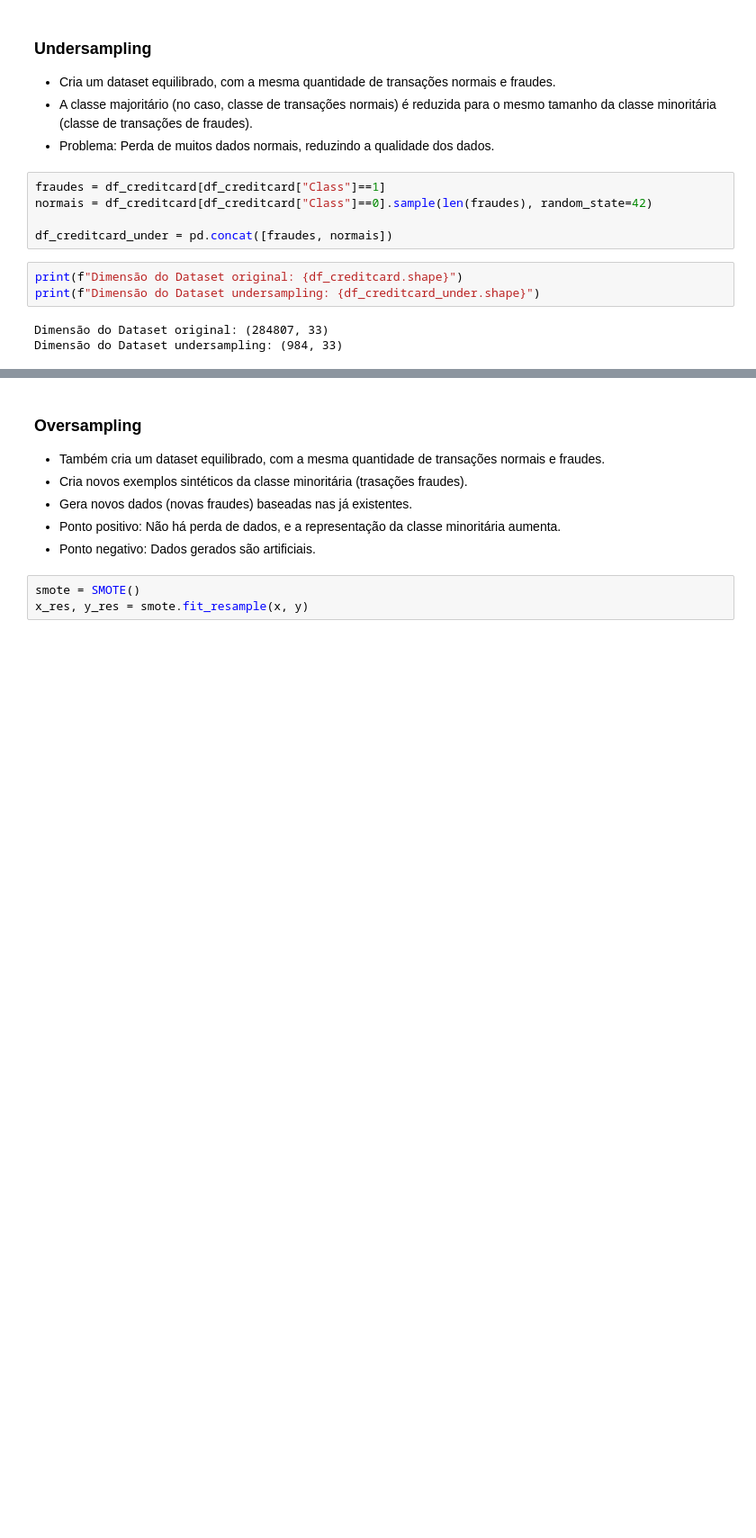
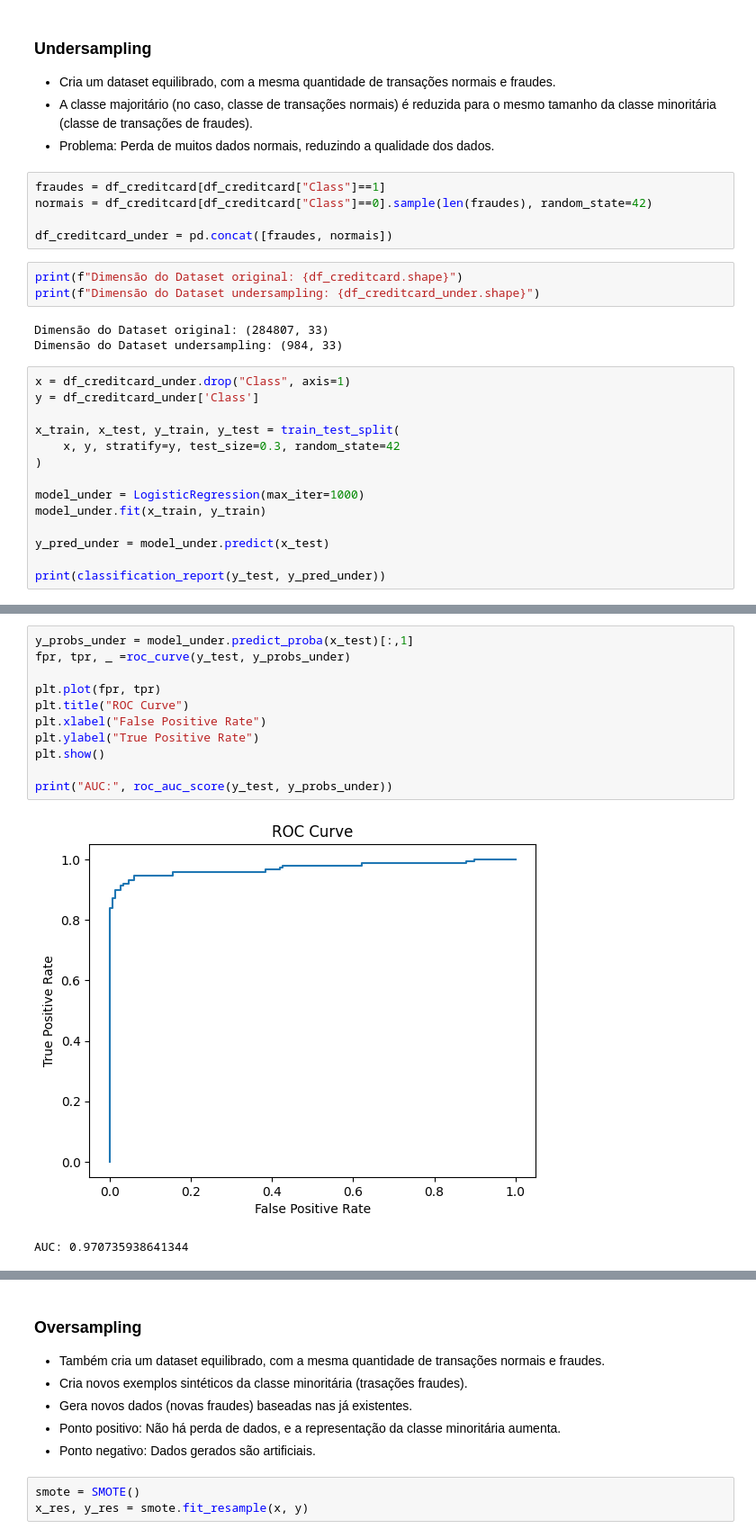
Before and after one commit to TatyBR/Dio_Bootcamp_Accenture_2026, a Jupyter notebook: Projeto_Deteccao_Fraudes/deteccao_fraudes.ipynb, the cells around one changed output, grey strips where cells are left out. Shown at 90% size. Drawn from its saved outputs; the diff is of its cells as text; blank space fills up the shorter version.

```diff
--- a/Projeto_Deteccao_Fraudes/deteccao_fraudes.ipynb
+++ b/Projeto_Deteccao_Fraudes/deteccao_fraudes.ipynb
@@ -226,3 +228,17 @@ print(f"Dimensão do Dataset undersampling: {df_creditcard_under.shape}")
 # %% [output]
 Dimensão do Dataset original: (284807, 33)
 Dimensão do Dataset undersampling: (984, 33)
+# %%
+x = df_creditcard_under.drop("Class", axis=1)
+y = df_creditcard_under['Class']
+
+x_train, x_test, y_train, y_test = train_test_split(
+    x, y, stratify=y, test_size=0.3, random_state=42
+)
+
+model_under = LogisticRegression(max_iter=1000)
+model_under.fit(x_train, y_train)
+
+y_pred_under = model_under.predict(x_test)
+
+print(classification_report(y_test, y_pred_under))
@@ -228,0 +262,14 @@ Dimensão do Dataset undersampling: (984, 33)
+# %%
+y_probs_under = model_under.predict_proba(x_test)[:,1]
+fpr, tpr, _ =roc_curve(y_test, y_probs_under)
+
+plt.plot(fpr, tpr)
+plt.title("ROC Curve")
+plt.xlabel("False Positive Rate")
+plt.ylabel("True Positive Rate")
+plt.show()
+
+print("AUC:", roc_auc_score(y_test, y_probs_under))
+# %% [output]
+[figure, added]
+AUC: 0.970735938641344
```
Also changed, not shown: parts of 30 cells of this notebook, 2 other files.
